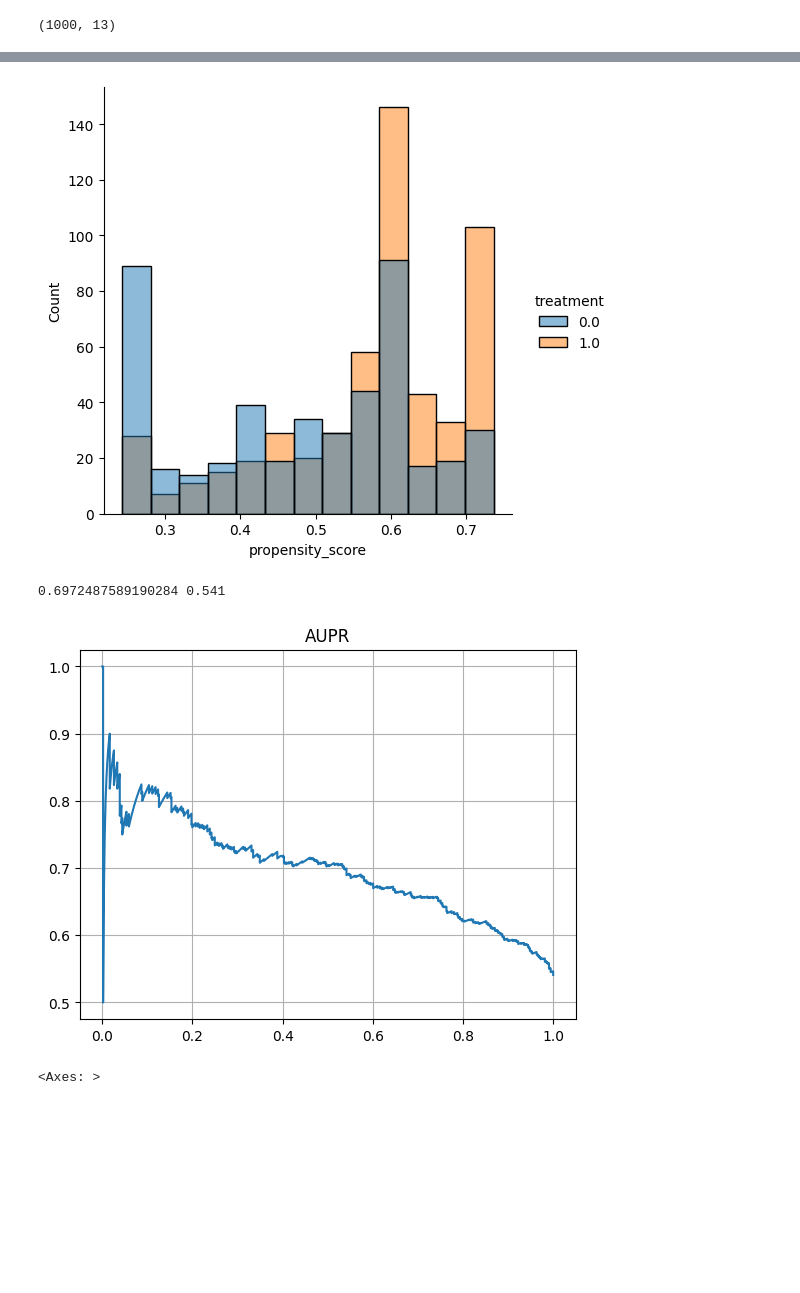
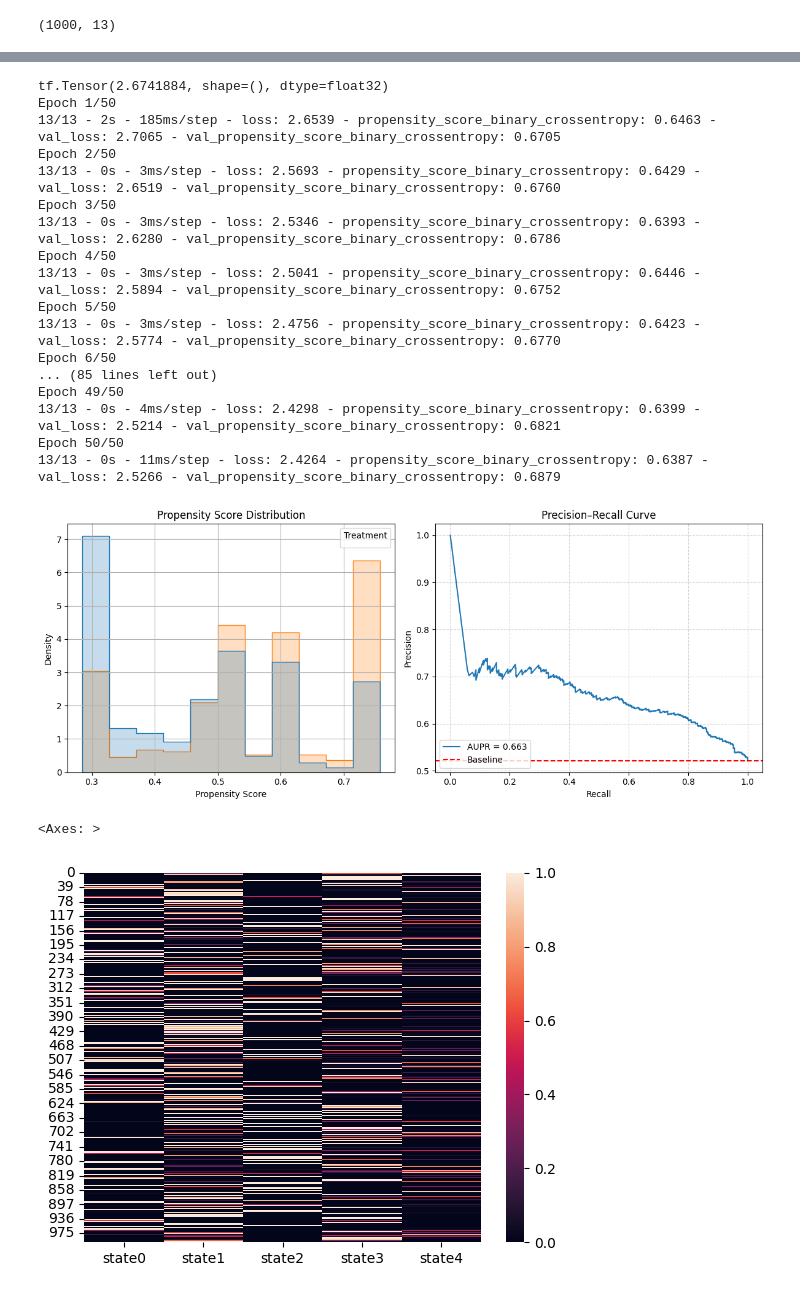
Before and after one commit to gmgeorg/pypsps, a Jupyter notebook: notebooks/pypsps_demo.ipynb, the cells around one changed output, grey strips where cells are left out. Drawn from its saved outputs; the diff is of its cells as text; code cells hidden in the pictures; blank space fills up the shorter version.

```diff
--- a/notebooks/pypsps_demo.ipynb
+++ b/notebooks/pypsps_demo.ipynb
@@ -304,7 +361,7 @@ psps_causal_loss = pypsps.keras.losses.CausalLoss(outcome_loss=psps_outcome_loss
                                   alpha=1.,
                                   outcome_loss_weight=0.01,
                                   predictive_states_regularizer=pypress.keras.regularizers.DegreesOfFreedom(
-                                      0.01, df=5 - 1),
+                                      0.01, target=5 - 1),
                                   reduction="sum_over_batch_size")
 
 # Test loss function
@@ -314,9 +371,10 @@ psps_causal_loss(output_data, y_pred)
 # %%
 model.compile(loss=psps_causal_loss,
               optimizer=tfk.optimizers.Nadam(learning_rate=0.01),
-              metrics=[pypsps.keras.metrics.PropensityScoreBinaryCrossentropy(),
-                      pypsps.keras.metrics.PropensityScoreAUC(curve="PR"),
-                      pypsps.keras.metrics.OutcomeMeanSquaredError()])
+              metrics=[pypsps.keras.metrics.PropensityScoreBinaryCrossentropy(n_outcome_pred_cols=1,
+                                                                              n_treatment_pred_cols=1),
+                      pypsps.keras.metrics.PropensityScoreAUC(curve="PR", n_outcome_pred_cols=1, n_treatment_pred_cols=1),
+                      pypsps.keras.metrics.OutcomeMeanSquaredError(n_outcome_pred_cols=1, n_treatment_pred_cols=1, n_outcome_true_cols=1)])
 
 history = model.fit(input_data, output_data, epochs=50, batch_size=64,
                     verbose=2, validation_split=0.2,
@@ -360,13 +433,50 @@ sns.displot(pd.Series(propensity_score.ravel()))
+# %%
+psps_causal_loss = pypsps.keras.losses.CausalLoss(outcome_loss=psps_outcome_loss,
+                                  treatment_loss=psps_treat_loss,
+                                  alpha=1.,
+                                  outcome_loss_weight=1.0,
+                                  predictive_states_regularizer=pypress.keras.regularizers.DegreesOfFreedom(0.01, df=5 - 1),
+                                  reduction="sum_over_batch_size")
+# Test loss function
+print(psps_causal_loss(output_data, y_pred))
+
+model.compile(loss=psps_causal_loss,
+              optimizer=tfk.optimizers.Nadam(learning_rate=0.01),
+              metrics=[pypsps.keras.metrics.PropensityScoreBinaryCrossentropy(n_outcome_pred_cols=1, n_treatment_pred_cols=1)])
+
+history = model.fit(input_data, output_data, epochs=50, batch_size=64,
+                    verbose=2, validation_split=0.2,
+                    # callbacks=all_callbacks
+                   )
+# %% [output]
+tf.Tensor(2.6741884, shape=(), dtype=float32)
+Epoch 1/50
+13/13 - 2s - 185ms/step - loss: 2.6539 - propensity_score_binary_crossentropy: 0.6463 - val_loss: 2.7065 - val_propensity_score_binary_crossentropy: 0.6705
+Epoch 2/50
+13/13 - 0s - 3ms/step - loss: 2.5693 - propensity_score_binary_crossentropy: 0.6429 - val_loss: 2.6519 - val_propensity_score_binary_crossentropy: 0.6760
+Epoch 3/50
+13/13 - 0s - 3ms/step - loss: 2.5346 - propensity_score_binary_crossentropy: 0.6393 - val_loss: 2.6280 - val_propensity_score_binary_crossentropy: 0.6786
+Epoch 4/50
+13/13 - 0s - 3ms/step - loss: 2.5041 - propensity_score_binary_crossentropy: 0.6446 - val_loss: 2.5894 - val_propensity_score_binary_crossentropy: 0.6752
+Epoch 5/50
+13/13 - 0s - 3ms/step - loss: 2.4756 - propensity_score_binary_crossentropy: 0.6423 - val_loss: 2.5774 - val_propensity_score_binary_crossentropy: 0.6770
+Epoch 6/50
+... (85 lines left out)
+Epoch 49/50
+13/13 - 0s - 4ms/step - loss: 2.4298 - propensity_score_binary_crossentropy: 0.6399 - val_loss: 2.5214 - val_propensity_score_binary_crossentropy: 0.6821
+Epoch 50/50
+13/13 - 0s - 11ms/step - loss: 2.4264 - propensity_score_binary_crossentropy: 0.6387 - val_loss: 2.5266 - val_propensity_score_binary_crossentropy: 0.6879
 # %%
 y_pred = model.predict(input_data, verbose=0)
 outcome_preds, weights, propensity_score = pypsps.utils.split_y_pred(y_pred,
                                                                      model.loss._outcome_loss._n_outcome_pred_cols,
                                                                      model.loss._treatment_loss._n_treatment_pred_cols)
-_eval_propensity(output_data[:, 1], propensity_score.ravel())
+fig, _ = _eval_propensity(output_data[:, 1], propensity_score.ravel())
+plt.show()
+
 weights_df = pd.DataFrame(weights, index=X_s.index, columns=["state" + str(i) for i in range(weights.shape[1])])
 sns.heatmap(weights_df.round(2))
 # %% [output]
-[figure, old version]
+[figure, new version]
-0.6972487589190284 0.541
+<Axes: >
-[figure, old version]
+[figure, new version]
-<Axes: >
```
Also changed, not shown: parts of 42 cells of this notebook, 10 other files.
